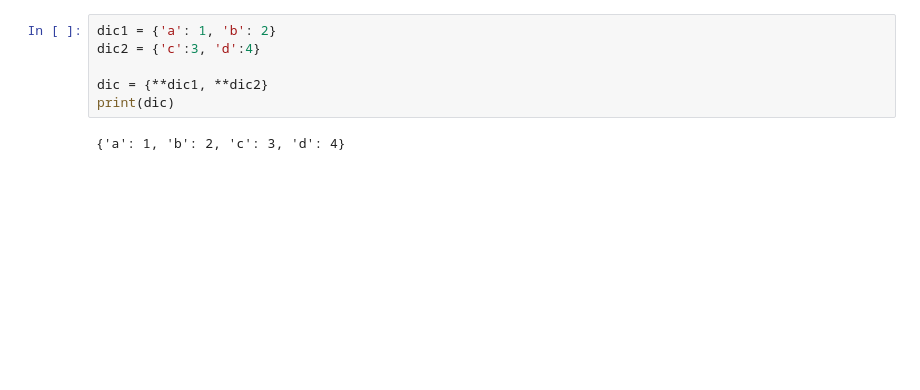
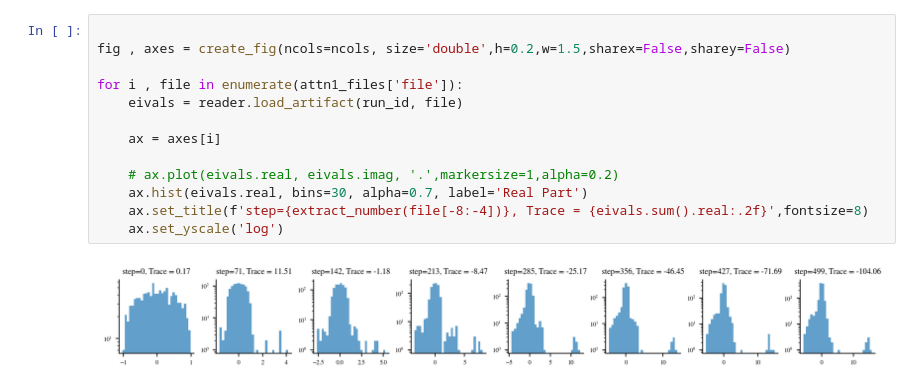
Before and after one commit to CristopherErazo/InContextLearning, a Jupyter notebook: notebooks/test_theory.ipynb, the cells around one changed output. Saved outputs shown, nothing was run; the diff lists cells and outputs as text; blank space fills up the shorter version.

```diff
--- a/notebooks/test_theory.ipynb
+++ b/notebooks/test_theory.ipynb
@@ -170,8 +352,15 @@ Counts:           1 | 1 | 1 | 1 | 1 | 1 | 1 | 1 | 1 | 2 | 2 | 2 | 2 | 3 | 1 | 1
-# %%
-dic1 = {'a': 1, 'b': 2}
-dic2 = {'c':3, 'd':4}
-
-dic = {**dic1, **dic2}
-print(dic)
-# %% [output]
-{'a': 1, 'b': 2, 'c': 3, 'd': 4}
+# %%
+
+fig , axes = create_fig(ncols=ncols, size='double',h=0.2,w=1.5,sharex=False,sharey=False)
+
+for i , file in enumerate(attn1_files['file']):
+    eivals = reader.load_artifact(run_id, file)
+
+    ax = axes[i]
+
+    # ax.plot(eivals.real, eivals.imag, '.',markersize=1,alpha=0.2)
+    ax.hist(eivals.real, bins=30, alpha=0.7, label='Real Part')
+    ax.set_title(f'step={extract_number(file[-8:-4])}, Trace = {eivals.sum().real:.2f}',fontsize=8)
+    ax.set_yscale('log')
+# %% [output]
+[figure, added]
```
Also changed, not shown: parts of 26 cells of this notebook, 4 other files.
